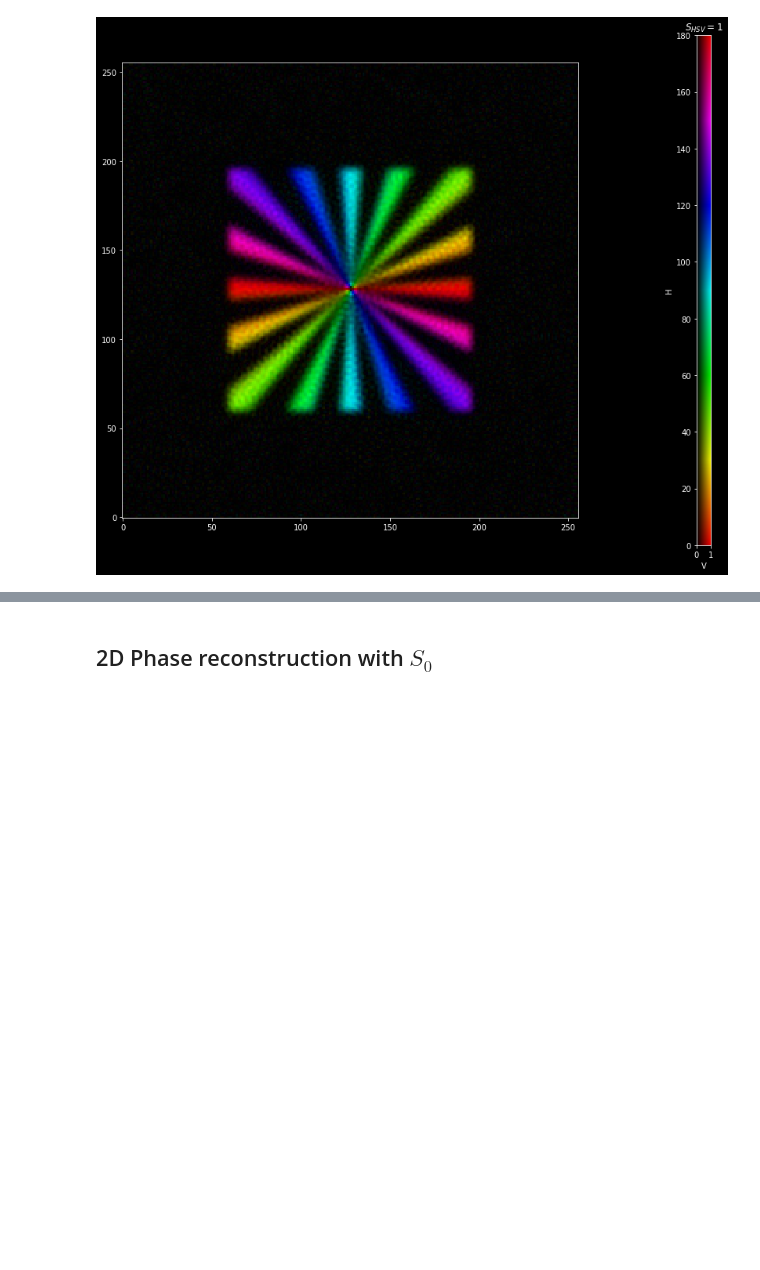
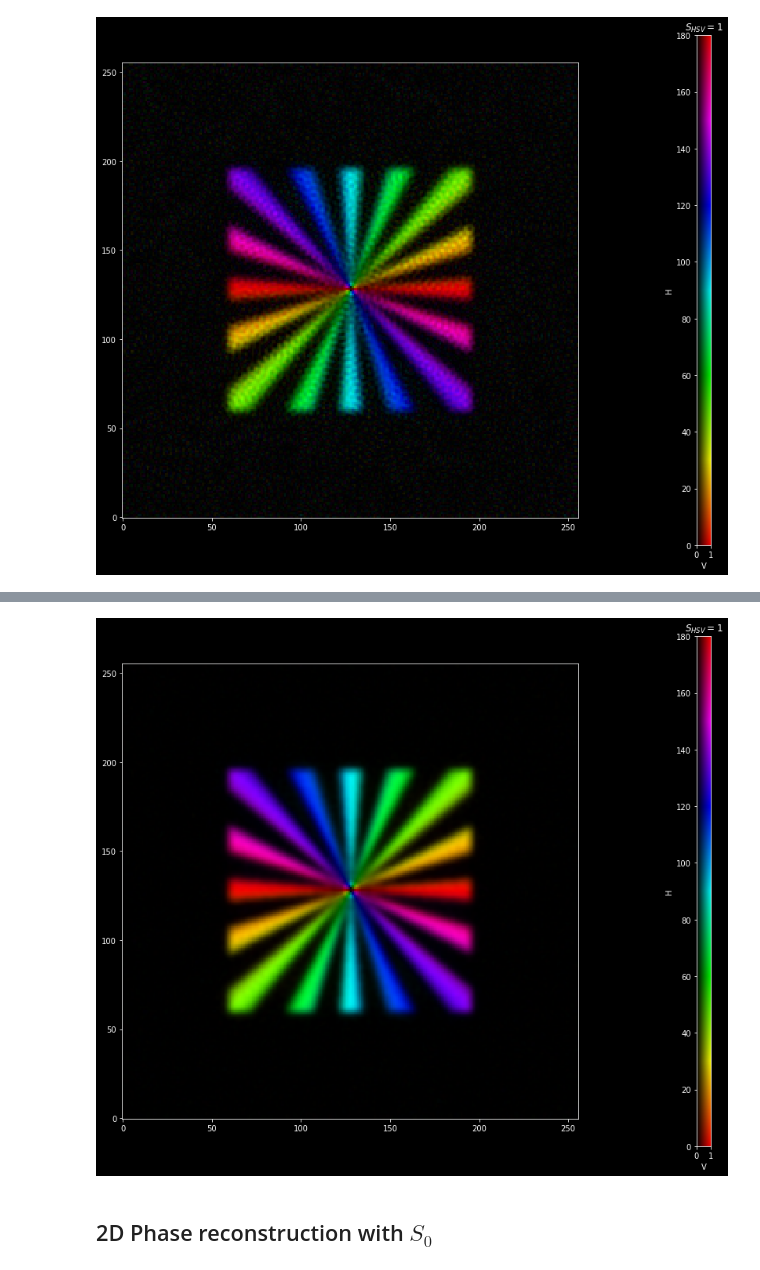
Before and after one commit to mehta-lab/waveorder, a Jupyter notebook: examples/2D_QLIPP_simulation/2D_QLIPP_recon.ipynb, the cells around one changed output, grey strips where cells are left out. Drawn from its saved outputs; the diff is of its cells as text; code cells hidden in the pictures; blank space fills up the shorter version.

```diff
--- a/examples/2D_QLIPP_simulation/2D_QLIPP_recon.ipynb
+++ b/examples/2D_QLIPP_simulation/2D_QLIPP_recon.ipynb
@@ -84,3 +113,7 @@ wo.plot_hsv([Sa_sample, Rt_sample], size=10, origin='lower')
+# %%
+wo.plot_hsv([azimuth_TV, retardance_TV], size=10, origin='lower')
+# %% [output]
+[figure, added]
 # %% [markdown]
 ## 2D Phase reconstruction with $S_0$
 # %%
```
Also changed, not shown: parts of 4 cells of this notebook, 4 other files.
